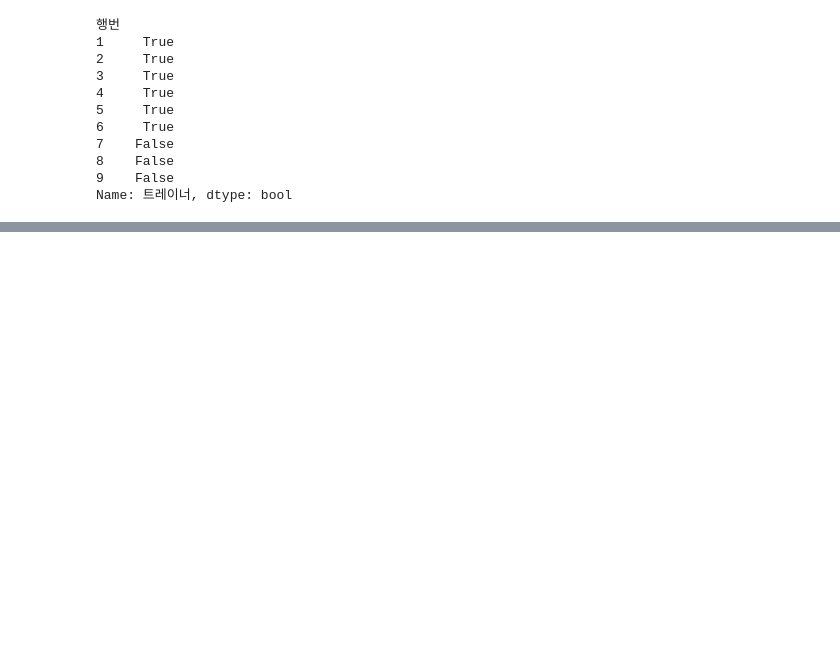
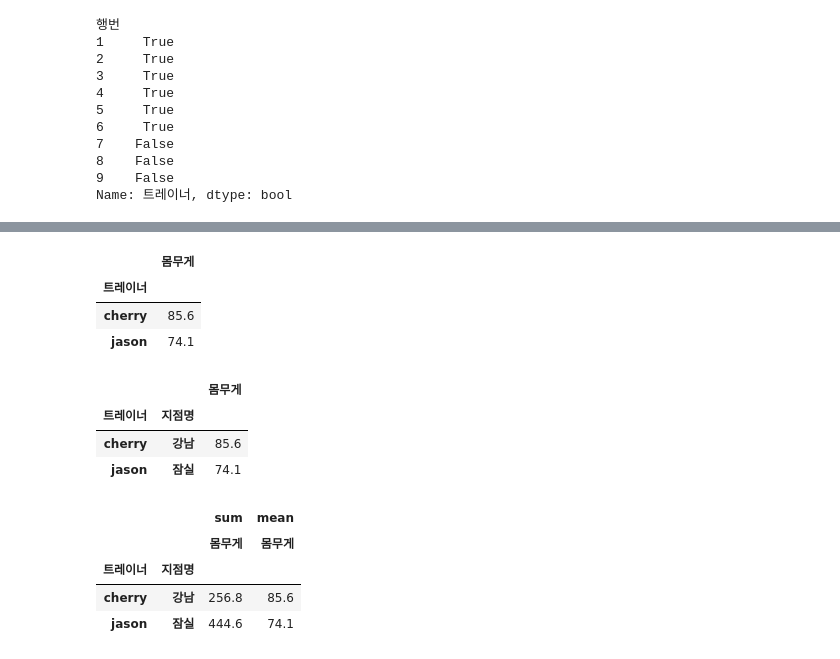
Before and after one commit to lolsaless/Python, a Jupyter notebook: 0. 학습_책/1. 파이썬 업무 자동화(RPA)/2. 데이터 처리 자동화/2. 데이터 처리 자동화.ipynb, the cells around one changed output, grey strips where cells are left out. Saved outputs shown, nothing was run; the diff lists cells and outputs as text; code cells hidden in the pictures; blank space fills up the shorter version.

```diff
--- a/0. 학습_책/1. 파이썬 업무 자동화(RPA)/2. 데이터 처리 자동화/2. 데이터 처리 자동화.ipynb
+++ b/0. 학습_책/1. 파이썬 업무 자동화(RPA)/2. 데이터 처리 자동화/2. 데이터 처리 자동화.ipynb
@@ -630,0 +631,22 @@ data[high|kim]
+# %%
+pd.pivot_table(data, index = "트레이너", values = "몸무게")
+# %% [output]
+|  | 몸무게 |
+| 트레이너 |  |
+| cherry | 85.6 |
+| jason | 74.1 |
+# %%
+pd.pivot_table(data, index = ["트레이너", "지점명"], values = "몸무게")
+# %% [output]
+|  |  | 몸무게 |
+| 트레이너 | 지점명 |  |
+| cherry | 강남 | 85.6 |
+| jason | 잠실 | 74.1 |
+# %%
+pd.pivot_table(data, index = ["트레이너", "지점명"], values = "몸무게", aggfunc = ["sum", "mean"])
+# %% [output]
+|  |  | sum | mean |
+|  |  | 몸무게 | 몸무게 |
+| 트레이너 | 지점명 |  |  |
+| cherry | 강남 | 256.8 | 85.6 |
+| jason | 잠실 | 444.6 | 74.1 |
```
Also changed, not shown: parts of 16 cells of this notebook, 23 other files.
